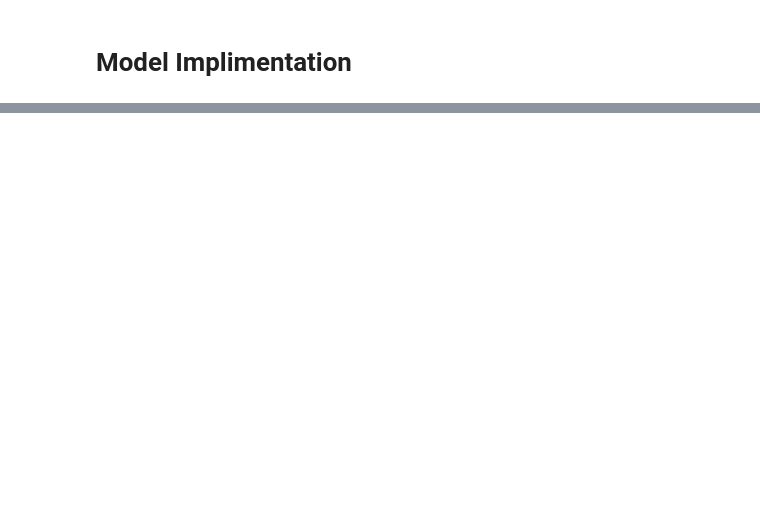
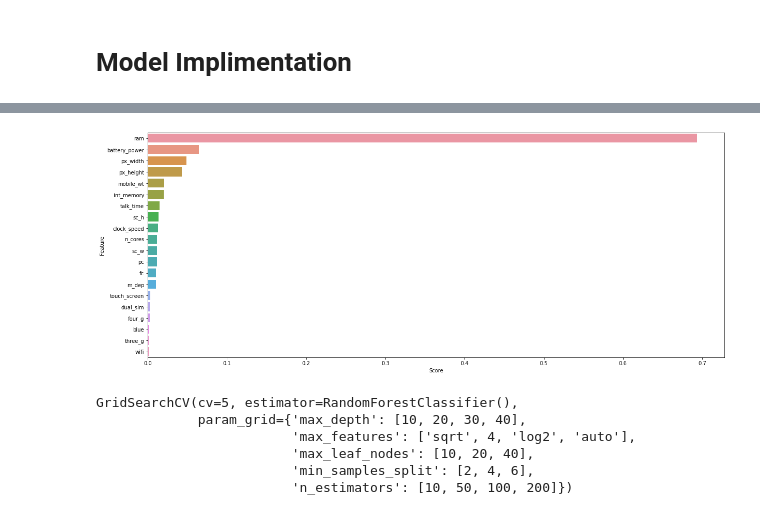
Before and after one commit to Shyam-S-Mishra/Shyam_S_Mishra_Supervised-ML_Capstone_Project_Classification, a Jupyter notebook: Shyam_Shubham_Mishra_Supervised_ML_Capstone_Project_Classification.ipynb, the cells around one changed output, grey strips where cells are left out. Saved outputs shown, nothing was run; the diff lists cells and outputs as text; code cells hidden in the pictures; blank space fills up the shorter version.

```diff
--- a/Shyam_Shubham_Mishra_Supervised_ML_Capstone_Project_Classification.ipynb
+++ b/Shyam_Shubham_Mishra_Supervised_ML_Capstone_Project_Classification.ipynb
@@ -423,0 +594,5 @@ Shape of the y_test dataset : (400,)
+# %%
+# Fitting model on training dataset
+
+price_range_classifier = DecisionTreeClassifier(criterion='entropy', max_leaf_nodes=5, random_state=0)
+price_range_classifier.fit(x_train, y_train)
@@ -423,0 +653,5 @@ Shape of the y_test dataset : (400,)
+# %%
+# Cross Validation and hyper-parameter tunning
+
+price_range_classifier_cross = GridSearchCV(price_range_classifier, param_grid = {'max_depth': (5, 30), 'max_leaf_nodes': (10, 100)}, scoring = 'accuracy', cv = 5, verbose = 24)
+price_range_classifier_cross.fit(x_train, y_train)
@@ -423,0 +728,5 @@ Shape of the y_test dataset : (400,)
+# %%
+# Fitting model on training dataset
+
+RF_classifier =  RandomForestClassifier(criterion='entropy',max_depth=5)
+RF_classifier.fit(x_train, y_train)
@@ -423,0 +776,34 @@ Shape of the y_test dataset : (400,)
+# %%
+# Variable Importance
+
+variable_importance = pd.DataFrame({'Feature':x.columns,
+                                   'Score':RF_classifier.feature_importances_}).sort_values(by='Score', ascending=False).reset_index(drop=True)
+# %%
+# Visualizing the variable importance
+
+fig, ax = plt.subplots(figsize=(20,8))
+ax = sns.barplot(x=variable_importance['Score'], y=variable_importance['Feature'])
+plt.show()
+# %% [output]
+[figure, added]
+# %%
+# Hyper-parameter tunning for random forest classifier
+
+params = {'n_estimators':[10,50,100,200],
+          'max_depth':[10,20,30,40],
+           'min_samples_split':[2,4,6],
+          'max_features':['sqrt',4,'log2','auto'],
+          'max_leaf_nodes':[10, 20, 40]
+          }
+RF_cross = RandomForestClassifier()
+RF_classifier_cross = GridSearchCV(RF_cross, param_grid = params, cv=5)
+
+# Fit the object to train dataset
+RF_classifier_cross.fit(x_train, y_train)
+# %% [output]
+GridSearchCV(cv=5, estimator=RandomForestClassifier(),
+             param_grid={'max_depth': [10, 20, 30, 40],
+                         'max_features': ['sqrt', 4, 'log2', 'auto'],
+                         'max_leaf_nodes': [10, 20, 40],
+                         'min_samples_split': [2, 4, 6],
+                         'n_estimators': [10, 50, 100, 200]})
```
Also changed, not shown: parts of 56 cells of this notebook.
